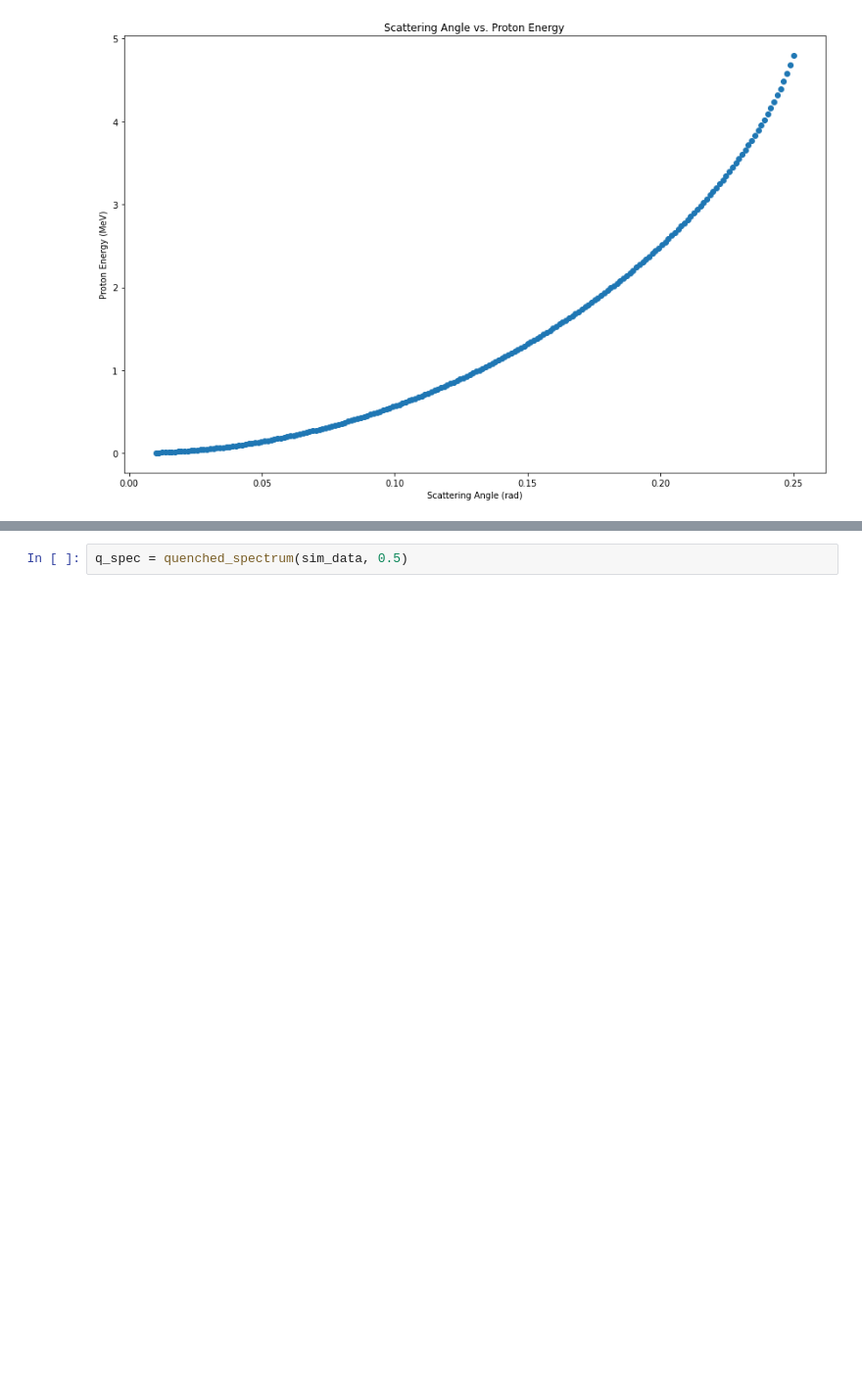
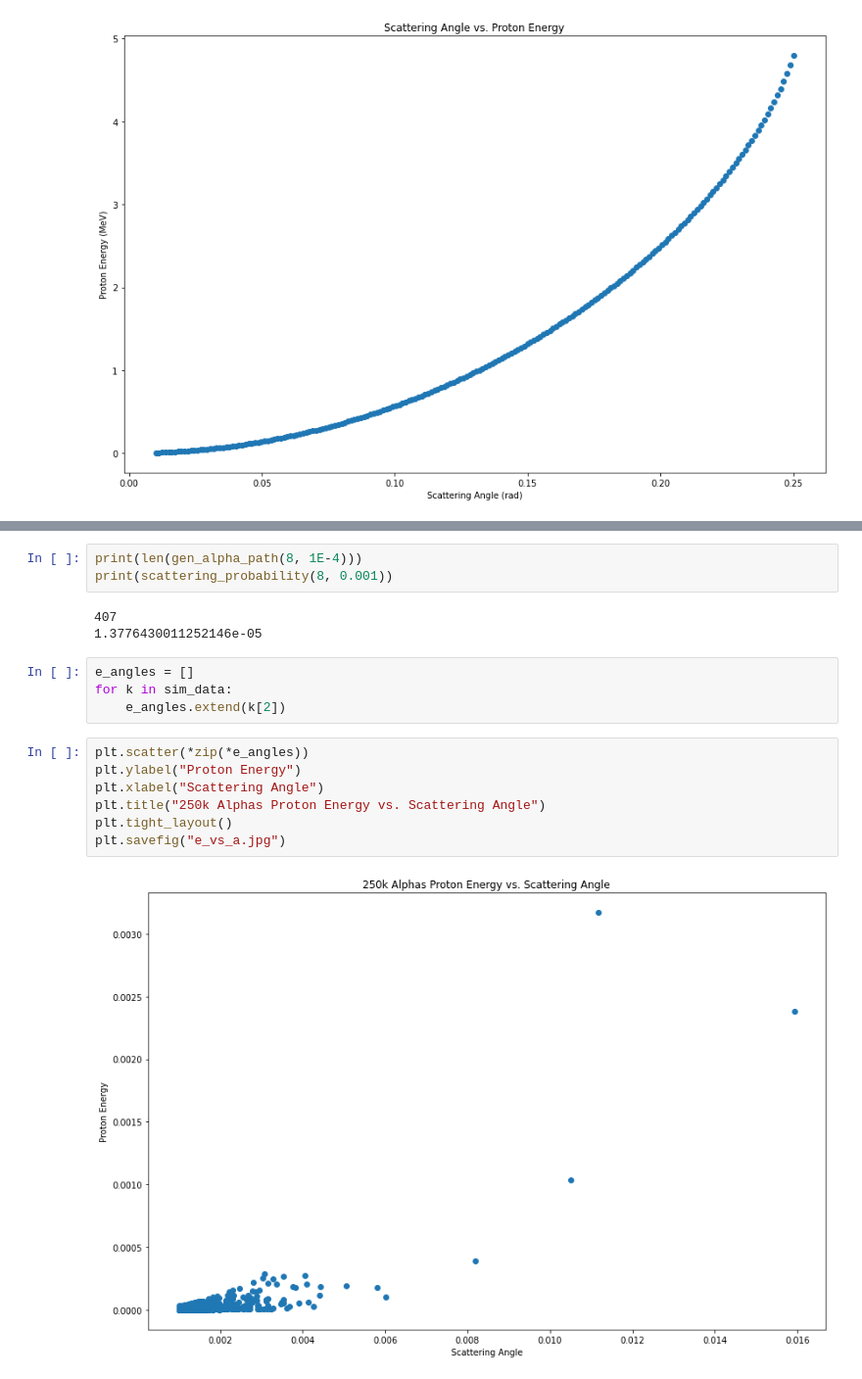
Before and after one commit to ddrobner/scatteringsim, a Jupyter notebook: scatteringsim.ipynb, the cells around one changed output, grey strips where cells are left out. Shown at 98% size. Saved outputs shown, nothing was run; the diff lists cells and outputs as text; blank space fills up the shorter version.

```diff
--- a/scatteringsim.ipynb
+++ b/scatteringsim.ipynb
@@ -471,2 +492,19 @@ with open("20k_8MeV_Alphas", "wb") as fp:
-# %%
-q_spec = quenched_spectrum(sim_data, 0.5)
+# %%
+print(len(gen_alpha_path(8, 1E-4)))
+print(scattering_probability(8, 0.001))
+# %% [output]
+407
+1.3776430011252146e-05
+# %%
+e_angles = []
+for k in sim_data:
+    e_angles.extend(k[2])
+# %%
+plt.scatter(*zip(*e_angles))
+plt.ylabel("Proton Energy")
+plt.xlabel("Scattering Angle")
+plt.title("250k Alphas Proton Energy vs. Scattering Angle")
+plt.tight_layout()
+plt.savefig("e_vs_a.jpg")
+# %% [output]
+[figure, added]
```
Also changed, not shown: parts of 12 cells of this notebook.
